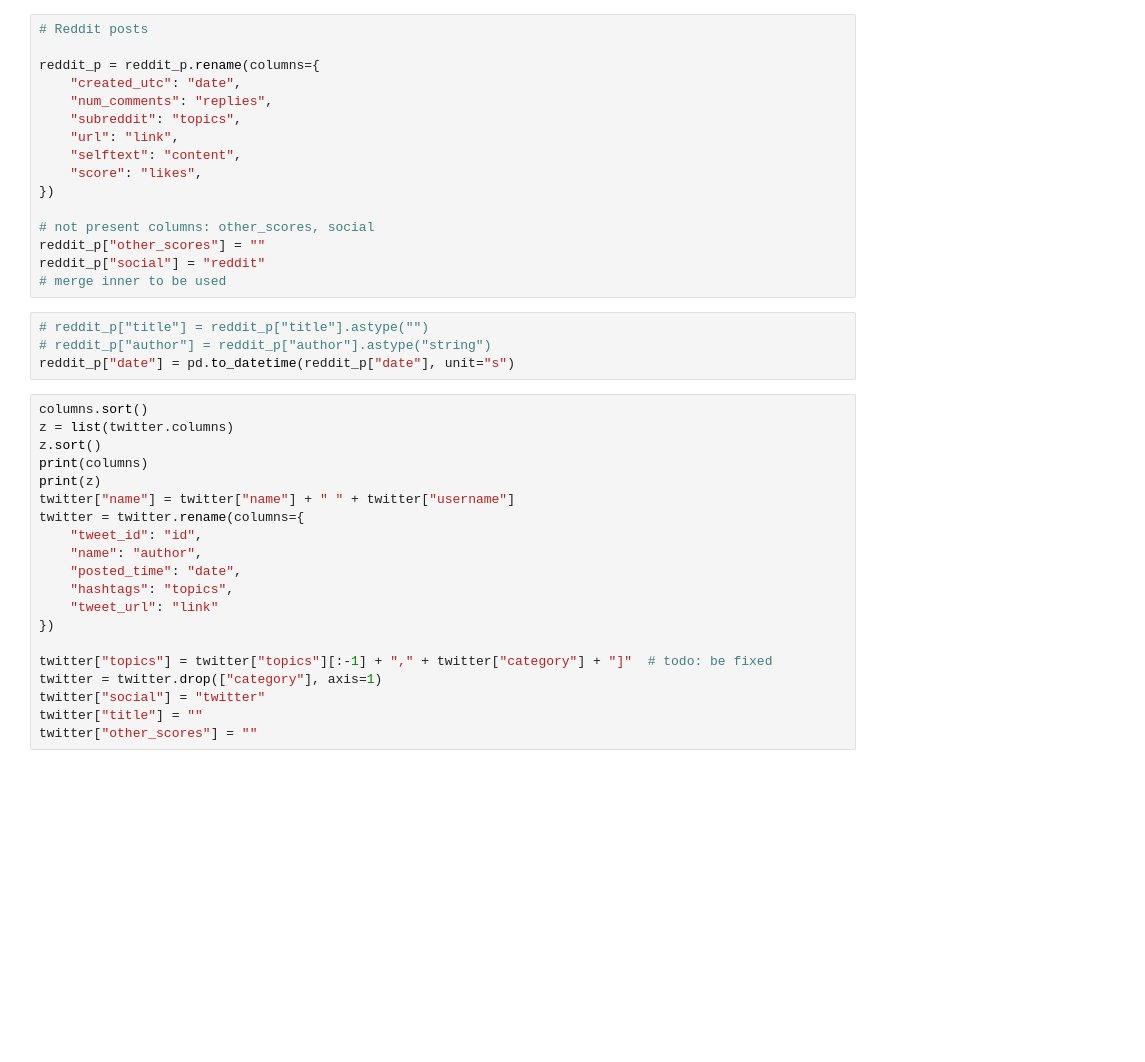
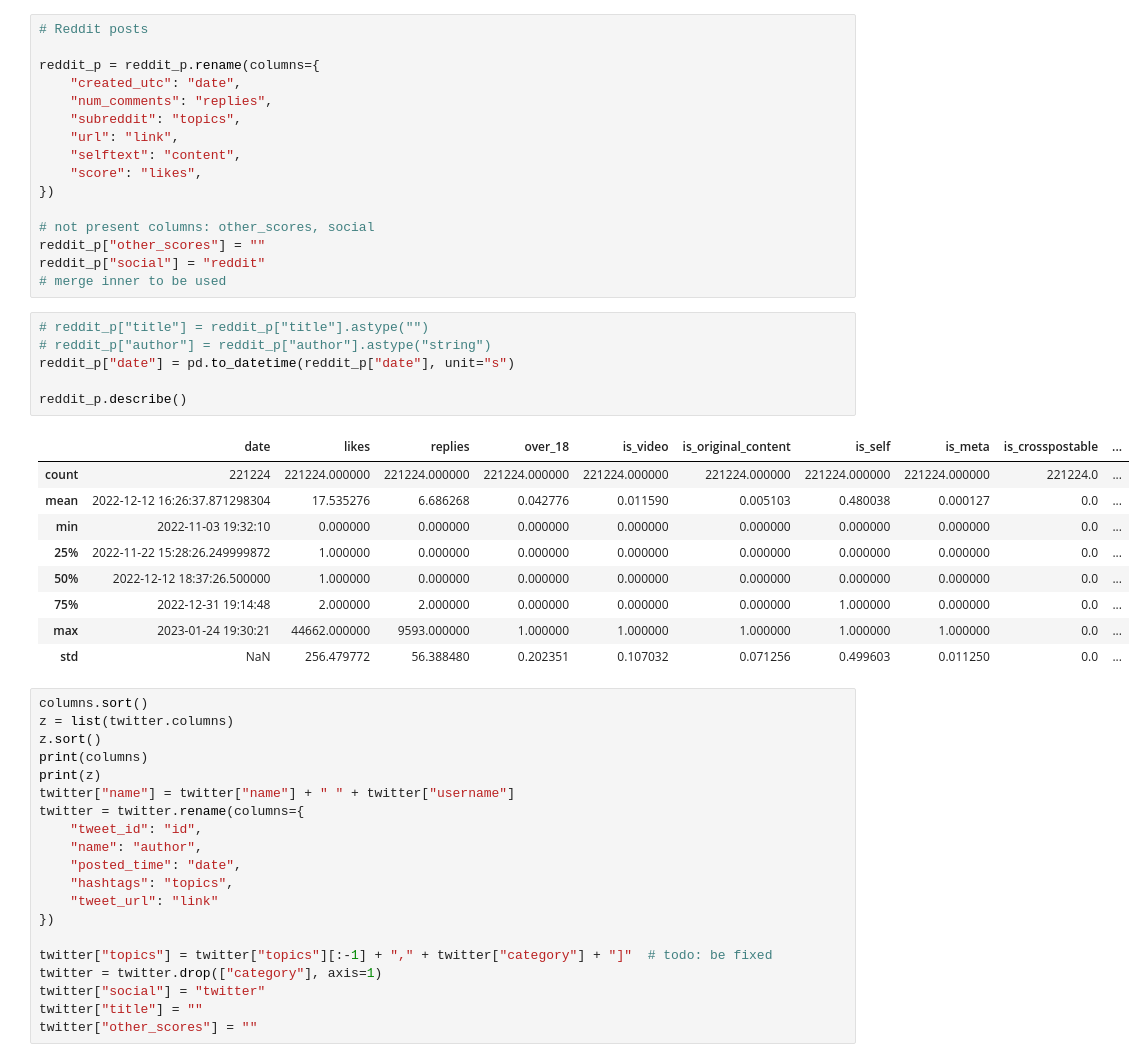
Before and after one commit to AliEmreSenel/BAINSACryptocurrencies, a Jupyter notebook: regression/merger.ipynb, the cells around one changed output. Cells and saved outputs as stored; diff of their text form; blank space fills up the shorter version.

```diff
--- a/regression/merger.ipynb
+++ b/regression/merger.ipynb
@@ -31,7 +31,19 @@ reddit_p["social"] = "reddit"
 # %%
 # reddit_p["title"] = reddit_p["title"].astype("")
 # reddit_p["author"] = reddit_p["author"].astype("string")
 reddit_p["date"] = pd.to_datetime(reddit_p["date"], unit="s")
+
+reddit_p.describe()
+# %% [output]
+|  | date | likes | replies | over_18 | is_video | is_original_content | is_self | is_meta | is_crosspostable | ... |
+| count | 221224 | 221224.000000 | 221224.000000 | 221224.000000 | 221224.000000 | 221224.000000 | 221224.000000 | 221224.000000 | 221224.0 | ... |
+| mean | 2022-12-12 16:26:37.871298304 | 17.535276 | 6.686268 | 0.042776 | 0.011590 | 0.005103 | 0.480038 | 0.000127 | 0.0 | ... |
+| min | 2022-11-03 19:32:10 | 0.000000 | 0.000000 | 0.000000 | 0.000000 | 0.000000 | 0.000000 | 0.000000 | 0.0 | ... |
+| 25% | 2022-11-22 15:28:26.249999872 | 1.000000 | 0.000000 | 0.000000 | 0.000000 | 0.000000 | 0.000000 | 0.000000 | 0.0 | ... |
+| 50% | 2022-12-12 18:37:26.500000 | 1.000000 | 0.000000 | 0.000000 | 0.000000 | 0.000000 | 0.000000 | 0.000000 | 0.0 | ... |
+| 75% | 2022-12-31 19:14:48 | 2.000000 | 2.000000 | 0.000000 | 0.000000 | 0.000000 | 1.000000 | 0.000000 | 0.0 | ... |
+| max | 2023-01-24 19:30:21 | 44662.000000 | 9593.000000 | 1.000000 | 1.000000 | 1.000000 | 1.000000 | 1.000000 | 0.0 | ... |
+| std | NaN | 256.479772 | 56.388480 | 0.202351 | 0.107032 | 0.071256 | 0.499603 | 0.011250 | 0.0 | ... |
 # %%
 columns.sort()
 z = list(twitter.columns)
```
Also changed, not shown: 2 other files.
